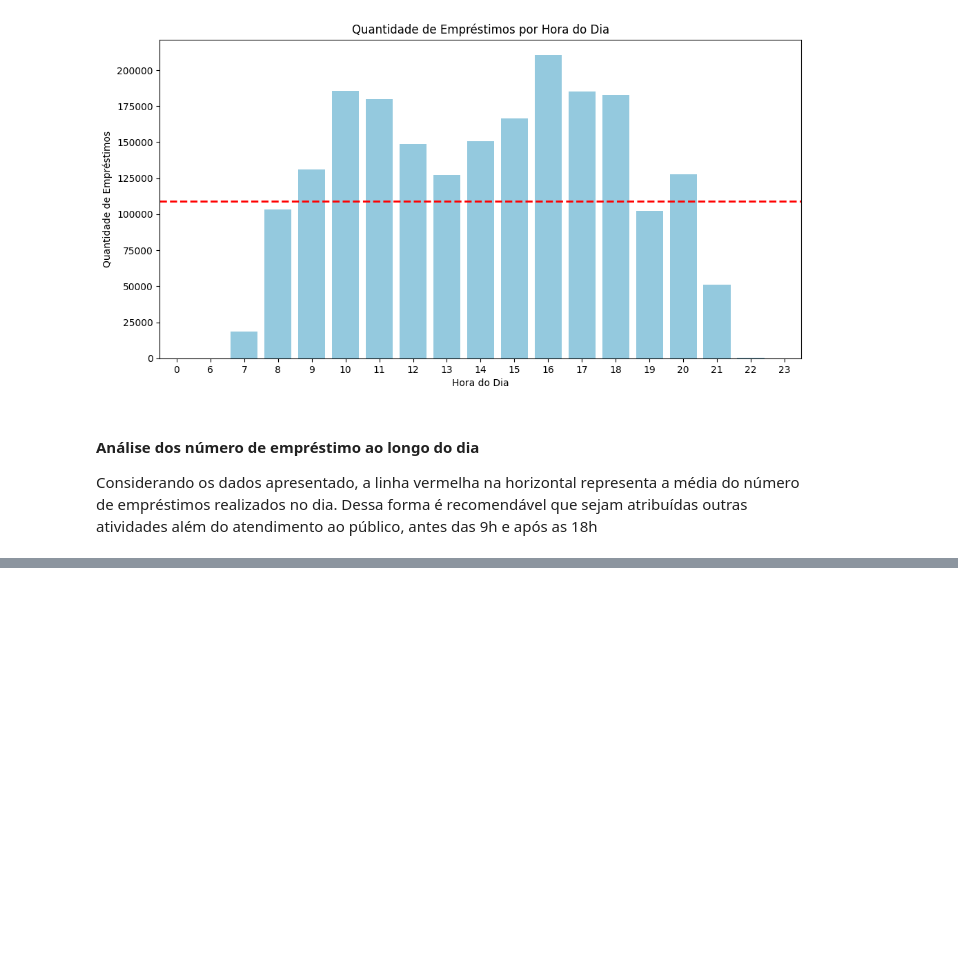
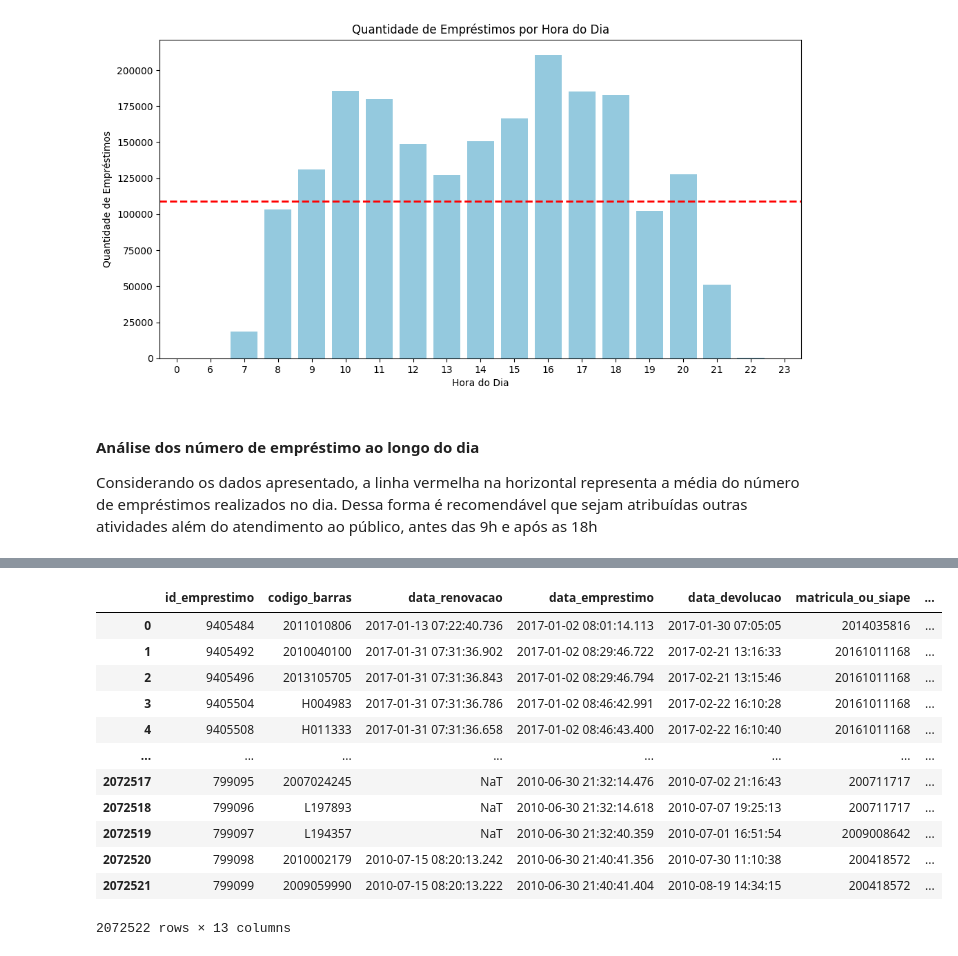
Before and after one commit to MaercioMamedes/_7DaysOfCode_Pandas, a Jupyter notebook: notebooks/analise_exploratoria.ipynb, the cells around one changed output, grey strips where cells are left out. Drawn from its saved outputs; the diff is of its cells as text; code cells hidden in the pictures; blank space fills up the shorter version.

```diff
--- a/notebooks/analise_exploratoria.ipynb
+++ b/notebooks/analise_exploratoria.ipynb
@@ -187,0 +206,16 @@ Considerando os dados apresentado, a linha vermelha na horizontal representa a m
+# %%
+df
+# %% [output]
+|  | id_emprestimo | codigo_barras | data_renovacao | data_emprestimo | data_devolucao | matricula_ou_siape | ... |
+| 0 | 9405484 | 2011010806 | 2017-01-13 07:22:40.736 | 2017-01-02 08:01:14.113 | 2017-01-30 07:05:05 | 2014035816 | ... |
+| 1 | 9405492 | 2010040100 | 2017-01-31 07:31:36.902 | 2017-01-02 08:29:46.722 | 2017-02-21 13:16:33 | 20161011168 | ... |
+| 2 | 9405496 | 2013105705 | 2017-01-31 07:31:36.843 | 2017-01-02 08:29:46.794 | 2017-02-21 13:15:46 | 20161011168 | ... |
+| 3 | 9405504 | H004983 | 2017-01-31 07:31:36.786 | 2017-01-02 08:46:42.991 | 2017-02-22 16:10:28 | 20161011168 | ... |
+| 4 | 9405508 | H011333 | 2017-01-31 07:31:36.658 | 2017-01-02 08:46:43.400 | 2017-02-22 16:10:40 | 20161011168 | ... |
+| ... | ... | ... | ... | ... | ... | ... | ... |
+| 2072517 | 799095 | 2007024245 | NaT | 2010-06-30 21:32:14.476 | 2010-07-02 21:16:43 | 200711717 | ... |
+| 2072518 | 799096 | L197893 | NaT | 2010-06-30 21:32:14.618 | 2010-07-07 19:25:13 | 200711717 | ... |
+| 2072519 | 799097 | L194357 | NaT | 2010-06-30 21:32:40.359 | 2010-07-01 16:51:54 | 2009008642 | ... |
+| 2072520 | 799098 | 2010002179 | 2010-07-15 08:20:13.242 | 2010-06-30 21:40:41.356 | 2010-07-30 11:10:38 | 200418572 | ... |
+| 2072521 | 799099 | 2009059990 | 2010-07-15 08:20:13.222 | 2010-06-30 21:40:41.404 | 2010-08-19 14:34:15 | 200418572 | ... |
+2072522 rows × 13 columns
```
Also changed, not shown: parts of 16 cells of this notebook.
